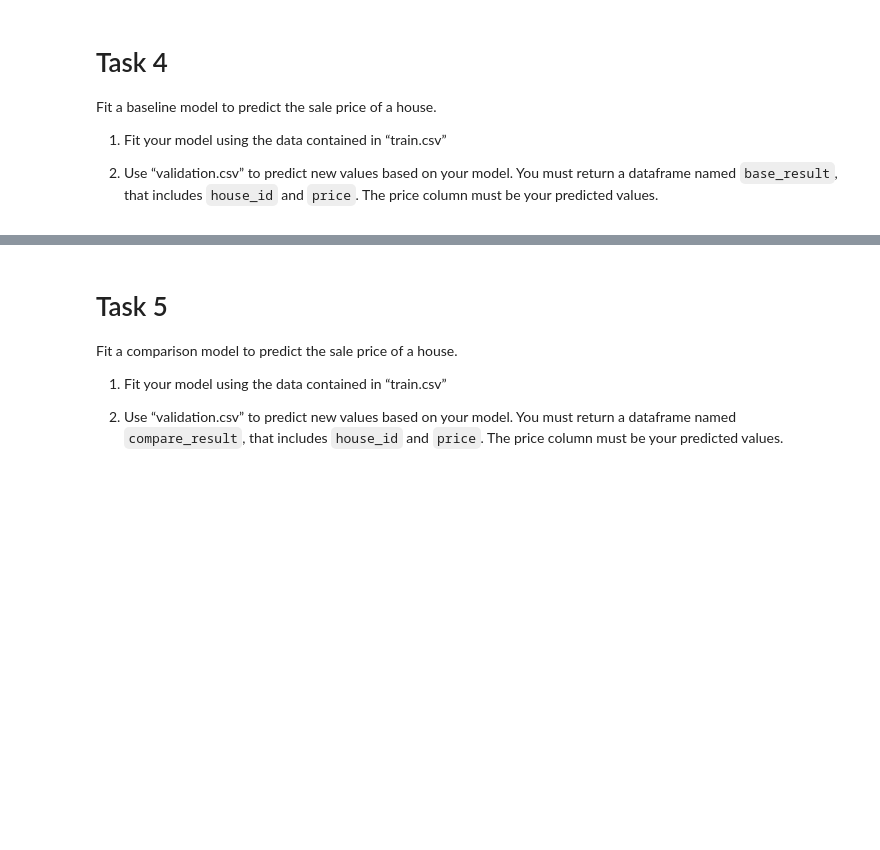
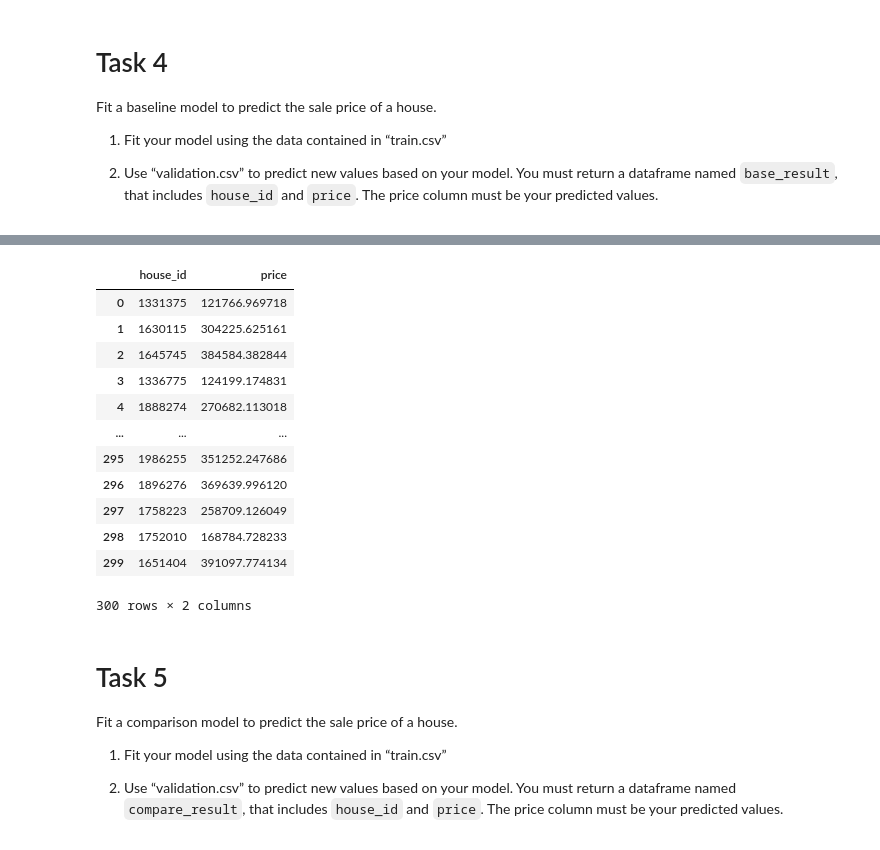
Before and after one commit to Shishir-129/DataScience_Projects, a Jupyter notebook: Project Data Scientist Associate Practical Exam , House Sales/notebook.ipynb, the cells around one changed output, grey strips where cells are left out. Cells and saved outputs as stored; diff of their text form; code cells hidden in the pictures; blank space fills up the shorter version.

```diff
--- a/Project Data Scientist Associate Practical Exam , House Sales/notebook.ipynb
+++ b/Project Data Scientist Associate Practical Exam , House Sales/notebook.ipynb
@@ -141,30 +194,46 @@ Fit a baseline model to predict the sale price of a house.
 # %%
 # Use this cell to write your code for Task 4
 from sklearn.linear_model import LinearRegression
 
 train = pd.read_csv('train.csv')
 validation=pd.read_csv('validation.csv')
 
 dummies01 = pd.get_dummies(train['city'])
 dummies02 = pd.get_dummies(train['house_type'])
-train = pd.concat([train,dummies01,dummies02],axis=1)
+train = pd.concat([train,dummies01,dummies02],axis=1)  #column-wise concatenation
 train = train.drop(['city','house_type'],axis=1)
 
 dummies01 = pd.get_dummies(validation['city'])
 dummies02 = pd.get_dummies(validation['house_type'])
 validation = pd.concat([validation,dummies01,dummies02],axis=1)
 validation = validation.drop(['city','house_type'],axis=1)
 
 X_train = train.drop(['sale_price','sale_date'],axis=1)
 y_train = train['sale_price']
 X_test = validation.drop('sale_date',axis=1)
 
 model=LinearRegression()
 model.fit(X_train,y_train)
 data_pred=model.predict(X_test)
 
 base_result = pd.DataFrame({'house_id':X_test['house_id'],
                             'price':data_pred})
+
+base_result
+# %% [output]
+|  | house_id | price |
+| 0 | 1331375 | 121766.969718 |
+| 1 | 1630115 | 304225.625161 |
+| 2 | 1645745 | 384584.382844 |
+| 3 | 1336775 | 124199.174831 |
+| 4 | 1888274 | 270682.113018 |
+| ... | ... | ... |
+| 295 | 1986255 | 351252.247686 |
+| 296 | 1896276 | 369639.996120 |
+| 297 | 1758223 | 258709.126049 |
+| 298 | 1752010 | 168784.728233 |
+| 299 | 1651404 | 391097.774134 |
+300 rows × 2 columns
 # %% [markdown]
 # Task 5
 
```
Also changed, not shown: parts of 7 cells of this notebook.
